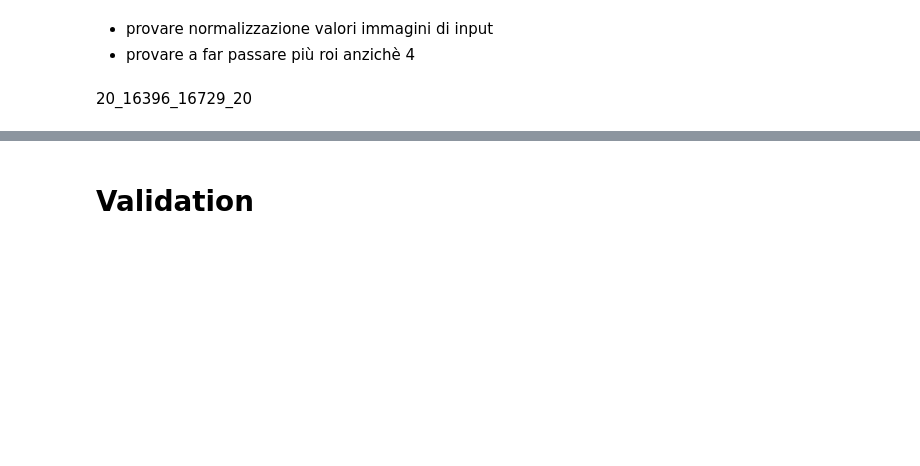
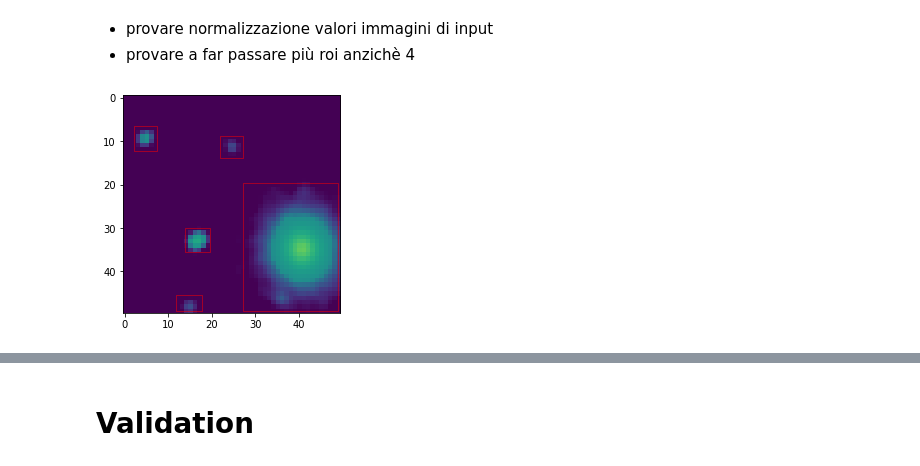
Before and after one commit to Lorenz92/SKADC1, a Jupyter notebook: main_7aff869.ipynb, the cells around one changed output, grey strips where cells are left out. Cells and saved outputs as stored; diff of their text form; code cells hidden in the pictures; blank space fills up the shorter version.

```diff
--- a/main_7aff869.ipynb
+++ b/main_7aff869.ipynb
@@ -33,27 +35,31 @@ if use_colab:
     config.IMAGE_PATH = "/content/drive/My Drive/Colab Notebooks/SKADC1/asset/560Mhz_1000h.fits"
 # %%
 # Choose the feature extraction model
-backbone='baseline_36'
-# backbone='baseline_16'
+# backbone='baseline_36'
+backbone='baseline_16'
 # backbone='vgg16'
 
 if backbone=='baseline_16':
-    config.patch_dim = 20
+    config.patch_dim = 50
+    # config.patch_dim = 20
     config.resizePatch = True
     config.rpn_stride = 4
-    config.num_rois = 128
+    config.num_rois = 8
     # config.anchor_box_scales = [16,32,64] # anchors in the original image size
-    config.anchor_box_scales = [6, 8, 12, 16, 24, 32]
-    config.resizeFinalDim = 100
+    config.anchor_box_scales = [16, 24, 32, 64]
+    # config.anchor_box_scales = [6, 8, 12, 16, 24, 32, 64]
+    config.resizeFinalDim = 150
+    # config.resizeFinalDim = 100
     input_shape_1 = config.resizeFinalDim
 elif backbone=='baseline_36':
-    config.patch_dim = 20
+    config.patch_dim = 50
     config.resizePatch = True
     config.rpn_stride = 8
-    config.num_rois = 32
+    config.num_rois = 8
     # config.anchor_box_scales = [16,32,64] # anchors in the original image size
-    config.anchor_box_scales = [6, 8, 12, 16, 24, 32]
-    config.resizeFinalDim = 100
+    config.anchor_box_scales = [16, 32]
+    # config.anchor_box_scales = [6, 8, 12, 16, 24, 32, 64]
+    config.resizeFinalDim = 150
     input_shape_1 = config.resizeFinalDim
 else:
     config.patch_dim = 100
@@ -206,4 +302,2 @@ for i, j in zip(total_model.weights, rpn_model.weights):
-# %% [markdown]
-20_16396_16729_20
 # %%
 len(ska_dataset.train_patch_list)
@@ -210,3 +322,7 @@ len(ska_dataset.train_patch_list)
+# %%
+print_img(config.TRAIN_PATCHES_FOLDER, '384_16526_16879_50')
+# %% [output]
+[figure, added]
 # %%
 from src.train import *
 
```
Also changed, not shown: parts of 35 cells of this notebook, 6 other files.
